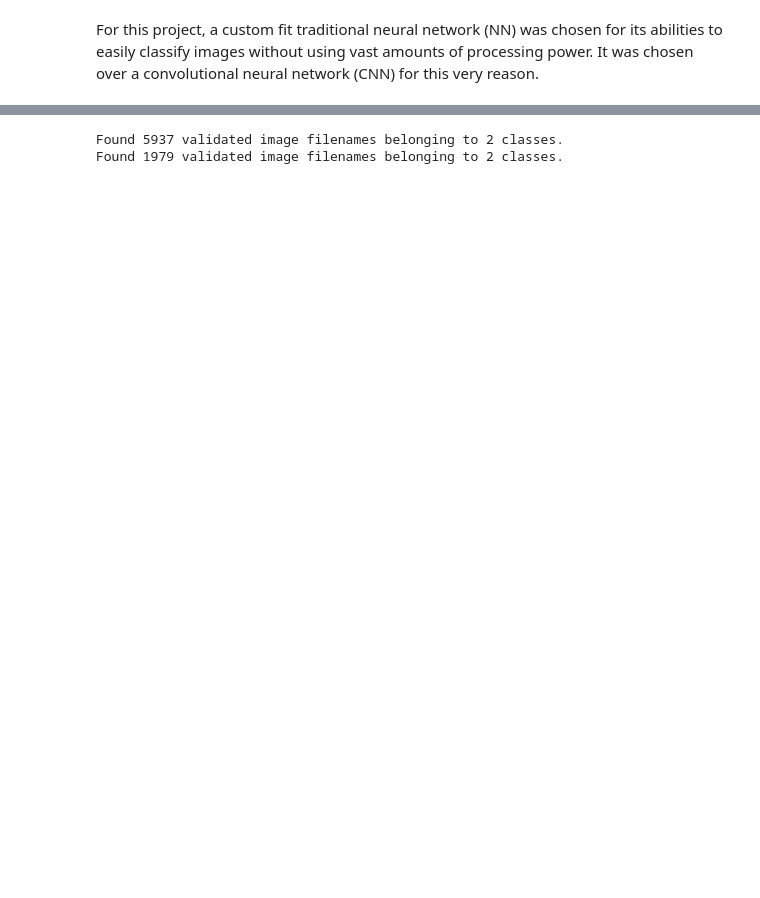
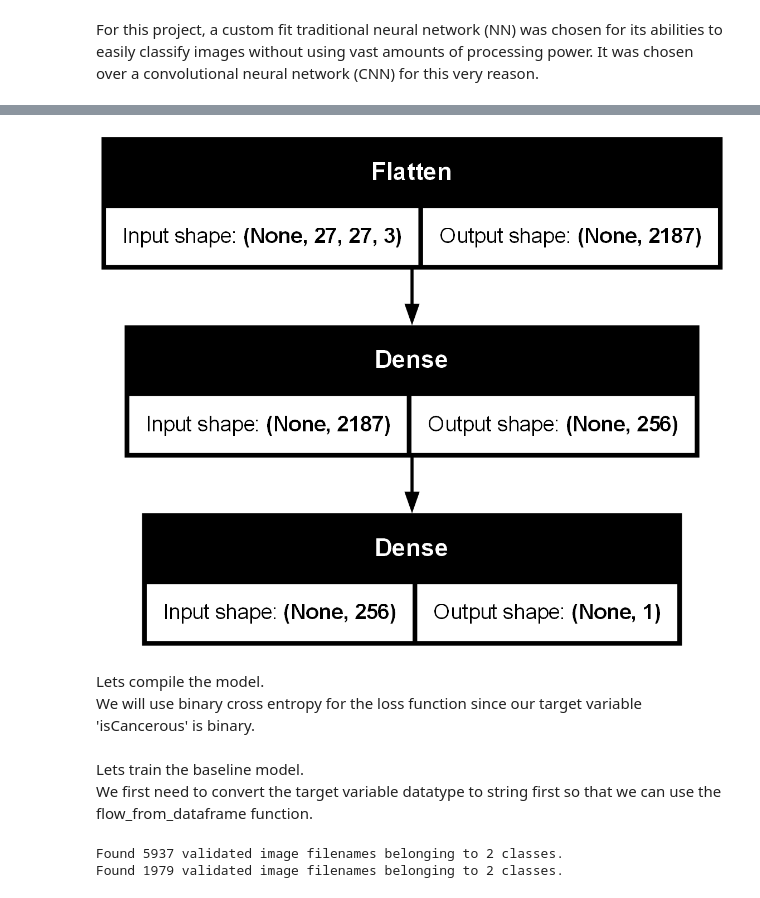
Before and after one commit to IbrahimAshhab/ML-A2-Colon-Cancer, a Jupyter notebook: s3953973_s4007880.ipynb, the cells around one changed output, grey strips where cells are left out. Cells and saved outputs as stored; diff of their text form; code cells hidden in the pictures; blank space fills up the shorter version.

Commit message:
report part of the baseline model

```diff
--- a/s3953973_s4007880.ipynb
+++ b/s3953973_s4007880.ipynb
@@ -294,3 +301,10 @@ Model: "sequential"
+# %%
+tf.keras.utils.plot_model(model, show_shapes=True)
+# %% [output]
+[figure, added]
+# %% [markdown]
+Lets compile the model.\
+We will use binary cross entropy for the loss function since our target variable 'isCancerous' is binary.
 # %%
 model.compile(optimizer='SGD',
               loss=tf.keras.losses.BinaryCrossentropy(from_logits=True),
@@ -325,3 +313,6 @@ def plot_learning_curve(train_loss, val_loss, train_metric_1, val_metric_1, trai
+# %% [markdown]
+Lets train the baseline model.\
+We first need to convert the target variable datatype to string first so that we can use the flow_from_dataframe function.
 # %%
 train_data['isCancerous'] = train_data['isCancerous'].astype('string')
 val_data['isCancerous'] = val_data['isCancerous'].astype('string')
```
Also changed, not shown: parts of 19 cells of this notebook.
